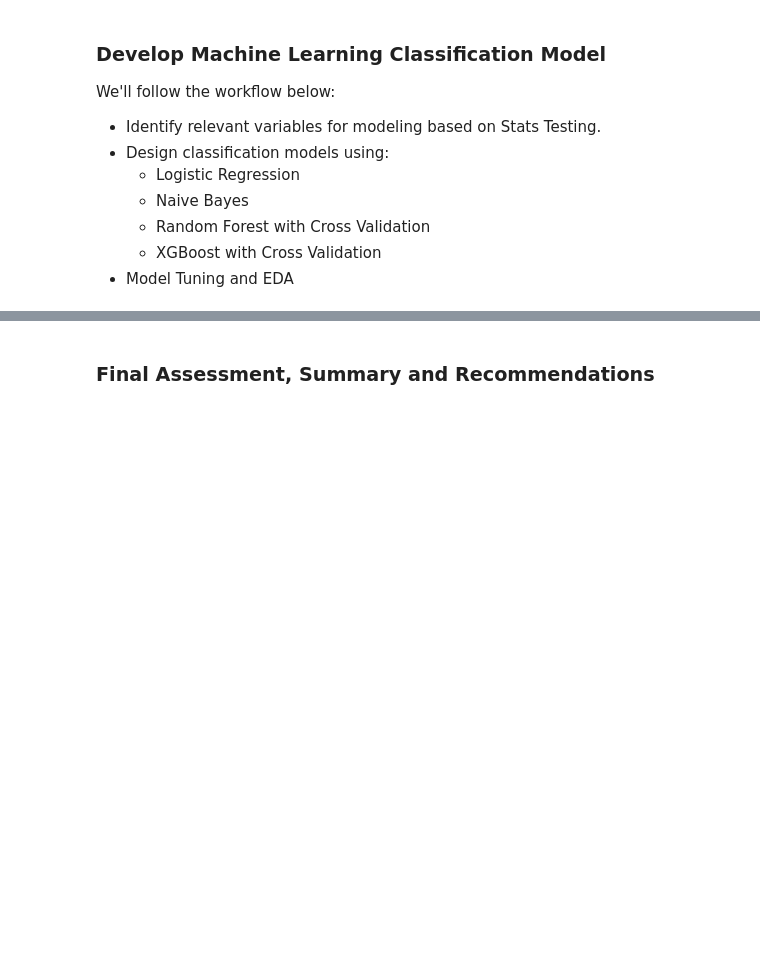
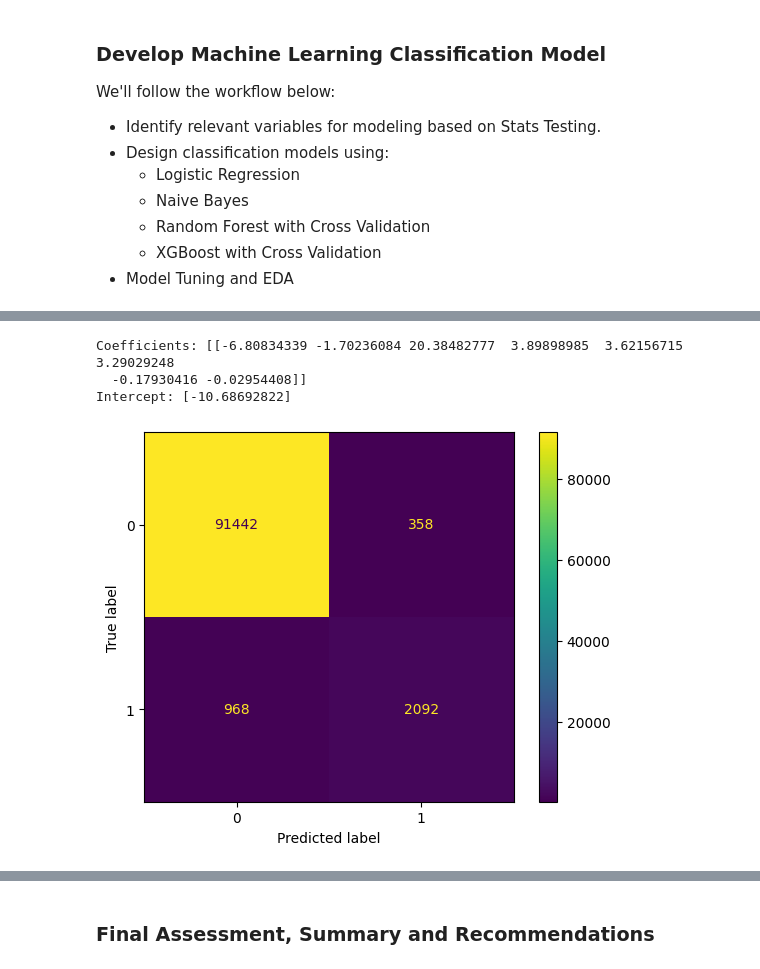
Before and after one commit to traha-89/Portafoglio, a Jupyter notebook: Landing Page Optimization/LP_CRAnalysis_Prediction_2.ipynb, the cells around one changed output, grey strips where cells are left out. Saved outputs shown, nothing was run; the diff lists cells and outputs as text; code cells hidden in the pictures; blank space fills up the shorter version.

```diff
--- a/Landing Page Optimization/LP_CRAnalysis_Prediction_2.ipynb
+++ b/Landing Page Optimization/LP_CRAnalysis_Prediction_2.ipynb
@@ -785,0 +694,10 @@ We'll follow the workflow below:
+# %%
+# 2. Feature Scaling
+
+scaler = MinMaxScaler()
+X_train_scaled = scaler.fit_transform(X_train)
+X_test_scaled = scaler.transform(X_test)
+
+# Convert back to DataFrame to preserve column names for interpretation
+X_train_scaled = pd.DataFrame(X_train_scaled, columns=X_train.columns, index=X_train.index)
+X_test_scaled = pd.DataFrame(X_test_scaled, columns=X_test.columns, index=X_test.index)
@@ -785,0 +715,32 @@ We'll follow the workflow below:
+# %%
+# 1. Train Logistic Regression
+
+clf = LogisticRegression().fit(X_train_scaled, y_train)
+print("Coefficients:", clf.coef_)
+print("Intercept:", clf.intercept_)
+# %% [output]
+Coefficients: [[-6.80834339 -1.70236084 20.38482777  3.89898985  3.62156715  3.29029248
+  -0.17930416 -0.02954408]]
+Intercept: [-10.68692822]
+# %%
+# 2. Predictions on test set
+y_pred_lr = clf.predict(X_test_scaled)
+y_prob_lr = clf.predict_proba(X_test_scaled)[:, 1]
+# %%
+# Define function for Confusion Matrix
+def conf_matrix(model, y_pred):
+    '''
+    Accepts as argument model object, and y data (predictions).
+    Return a plot of confusion matrix for predictions on y data.
+    '''
+
+    cm = metrics.confusion_matrix(y_test, y_pred, labels = model.classes_)
+    disp = metrics.ConfusionMatrixDisplay(confusion_matrix = cm, display_labels=model.classes_)
+    disp.plot()
+    plt.grid(False)
+    plt.show()
+# %%
+# Plot Confusion Matrix
+conf_matrix(clf, y_pred_lr)
+# %% [output]
+[figure, added]
```
Also changed, not shown: parts of 34 cells of this notebook.
